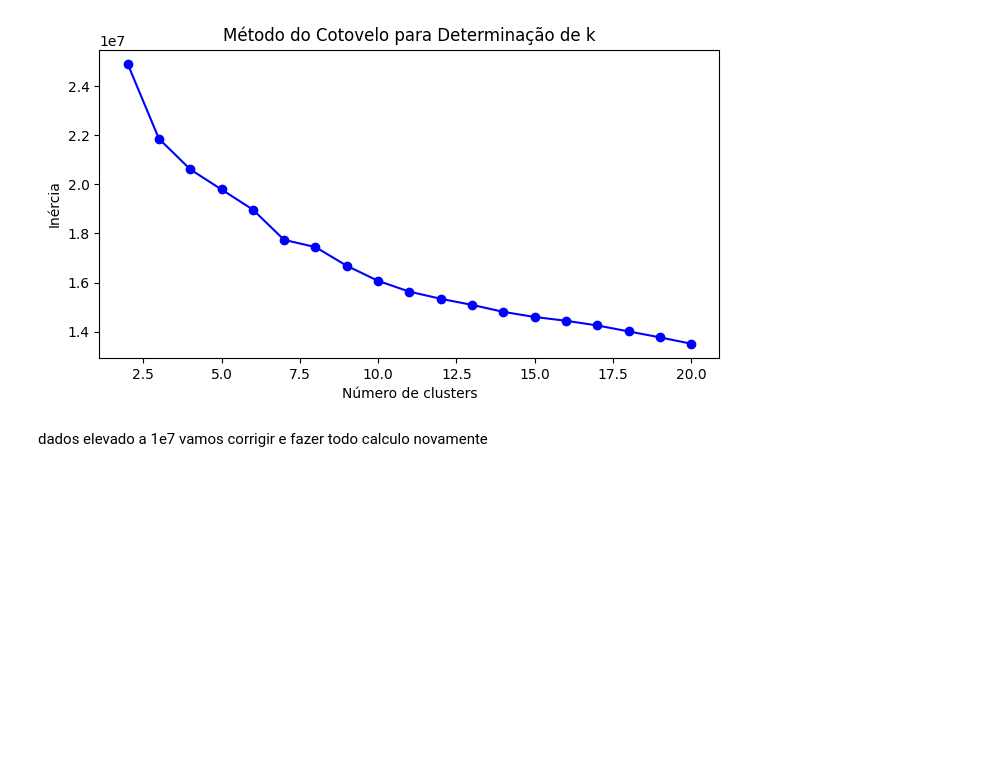
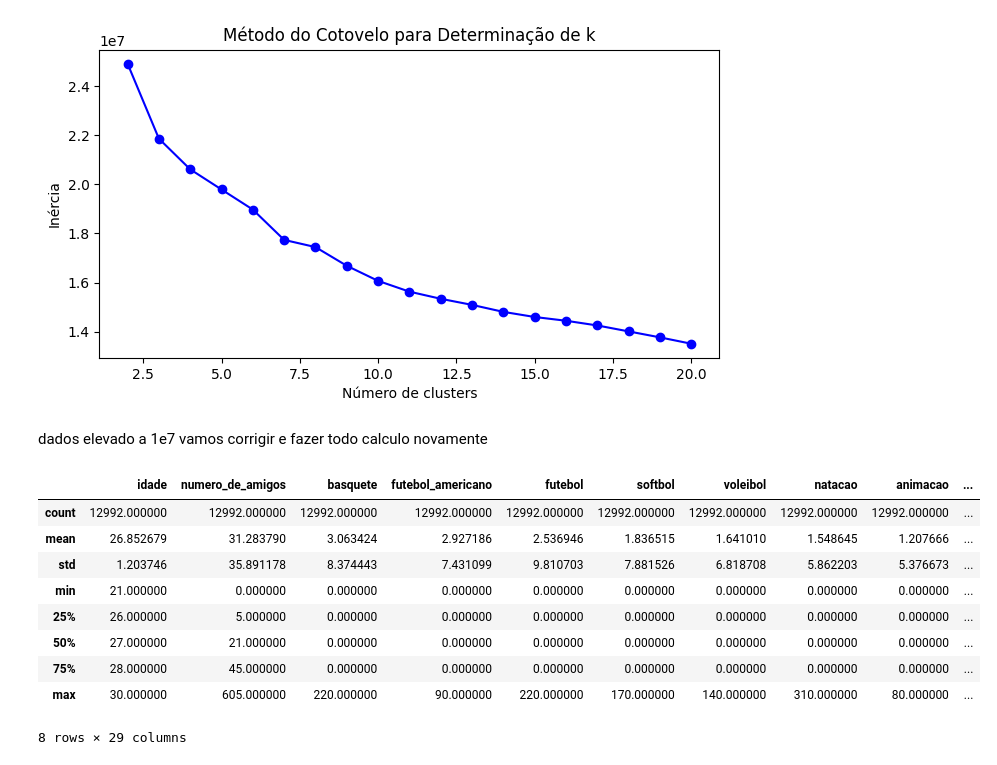
Before and after one commit to Cr0l3y/ML_Unsupervised, a Jupyter notebook: projeto.ipynb, the cells around one changed output. Drawn from its saved outputs; the diff is of its cells as text; code cells hidden in the pictures; blank space fills up the shorter version.

```diff
--- a/projeto.ipynb
+++ b/projeto.ipynb
@@ -217,3 +217,17 @@ plot_cotovelo(inercia)
 [figure]
 # %% [markdown]
 dados elevado a 1e7 vamos corrigir e fazer todo calculo novamente
+# %%
+#Verificar escalas dos dados
+dados.describe()
+# %% [output]
+|  | idade | numero_de_amigos | basquete | futebol_americano | futebol | softbol | voleibol | natacao | animacao | ... |
+| count | 12992.000000 | 12992.000000 | 12992.000000 | 12992.000000 | 12992.000000 | 12992.000000 | 12992.000000 | 12992.000000 | 12992.000000 | ... |
+| mean | 26.852679 | 31.283790 | 3.063424 | 2.927186 | 2.536946 | 1.836515 | 1.641010 | 1.548645 | 1.207666 | ... |
+| std | 1.203746 | 35.891178 | 8.374443 | 7.431099 | 9.810703 | 7.881526 | 6.818708 | 5.862203 | 5.376673 | ... |
+| min | 21.000000 | 0.000000 | 0.000000 | 0.000000 | 0.000000 | 0.000000 | 0.000000 | 0.000000 | 0.000000 | ... |
+| 25% | 26.000000 | 5.000000 | 0.000000 | 0.000000 | 0.000000 | 0.000000 | 0.000000 | 0.000000 | 0.000000 | ... |
+| 50% | 27.000000 | 21.000000 | 0.000000 | 0.000000 | 0.000000 | 0.000000 | 0.000000 | 0.000000 | 0.000000 | ... |
+| 75% | 28.000000 | 45.000000 | 0.000000 | 0.000000 | 0.000000 | 0.000000 | 0.000000 | 0.000000 | 0.000000 | ... |
+| max | 30.000000 | 605.000000 | 220.000000 | 90.000000 | 220.000000 | 170.000000 | 140.000000 | 310.000000 | 80.000000 | ... |
+8 rows × 29 columns
```
Also changed, not shown: parts of 9 cells of this notebook, 2 other files.
